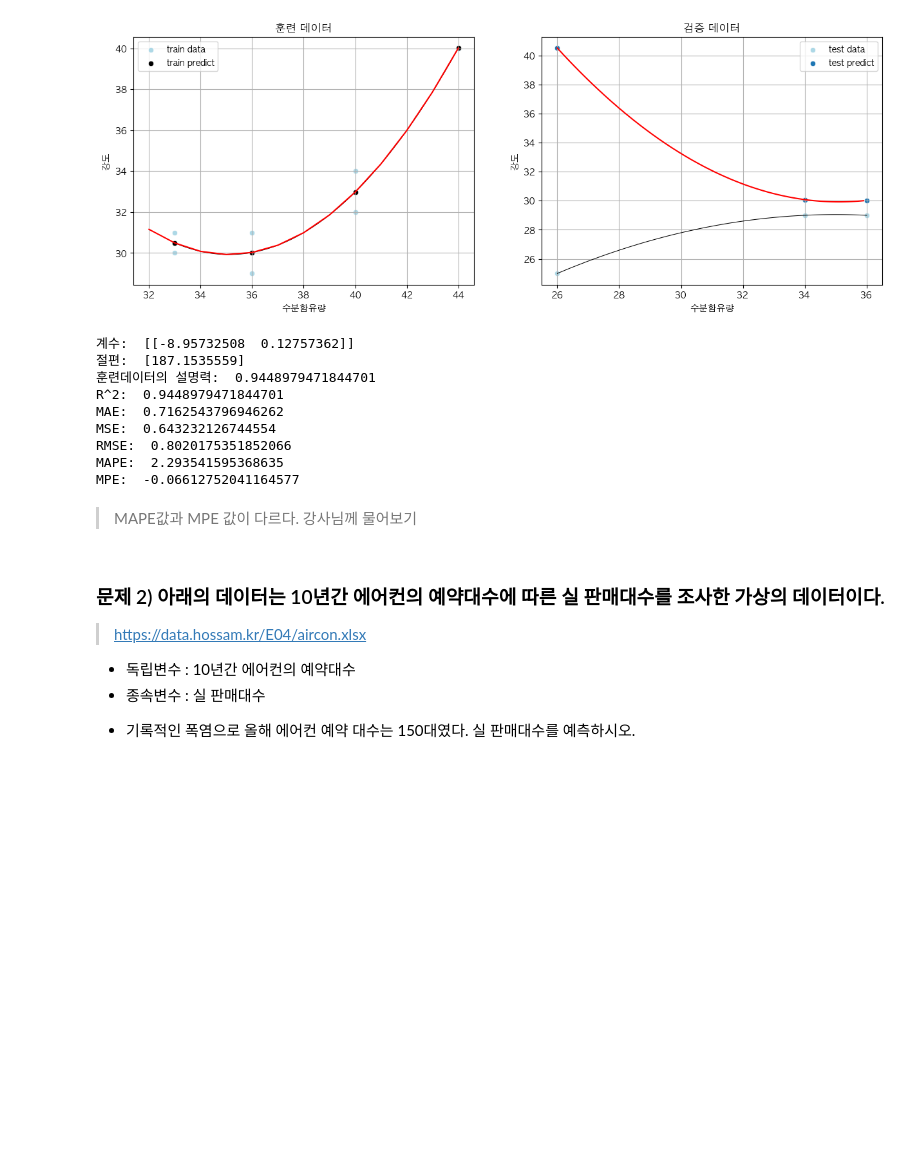
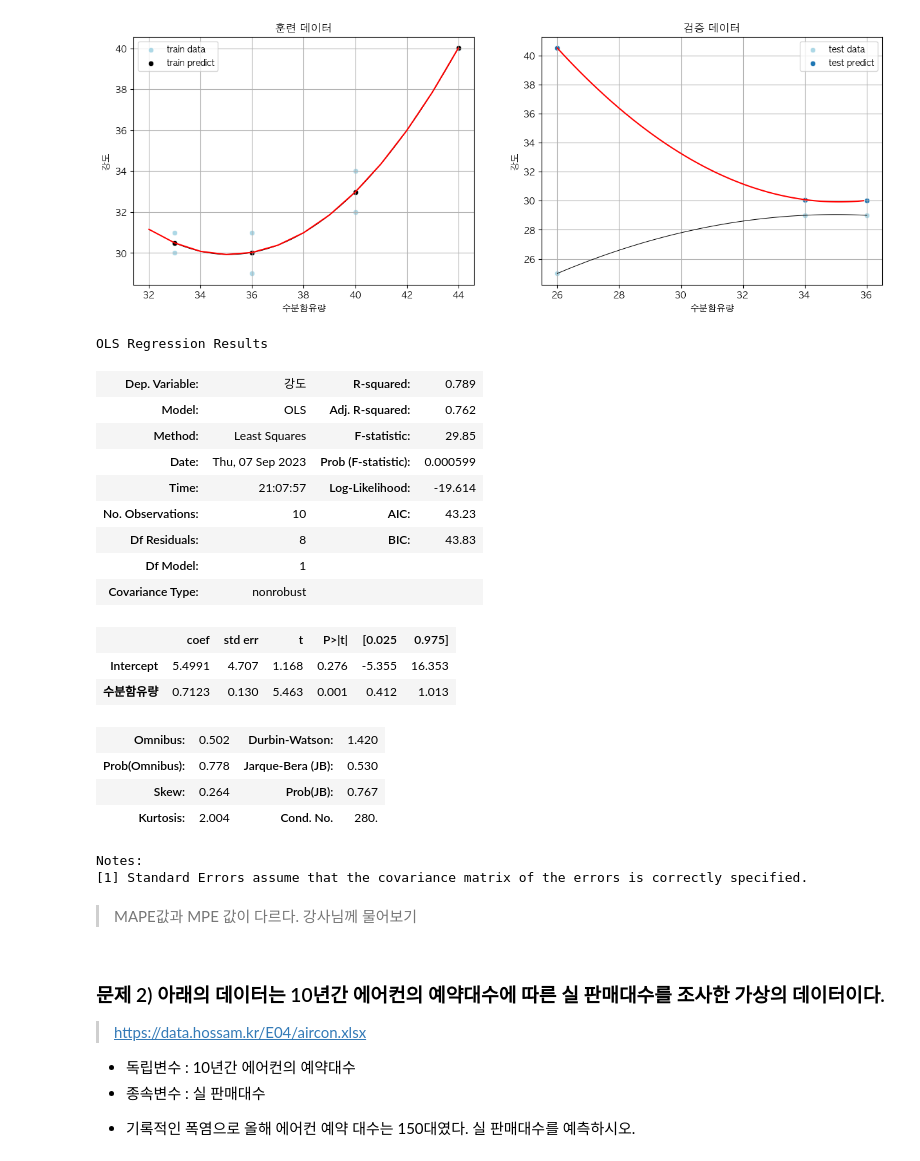
Before and after one commit to dahyoon/data_analysis, a Jupyter notebook: F_데이터마이닝/2_Sklearn/연습문제_다윤풀이.ipynb, the cells around one changed output. Cells and saved outputs as stored; diff of their text form; code cells hidden in the pictures; blank space fills up the shorter version.

```diff
--- a/F_데이터마이닝/2_Sklearn/연습문제_다윤풀이.ipynb
+++ b/F_데이터마이닝/2_Sklearn/연습문제_다윤풀이.ipynb
@@ -179,33 +180,39 @@ plt.close()
         훈련 데이터 MPE:  -0.9890505145329316
         검증 데이터 MPE:  -21.80860888834842
 [figure]
-# %%
-ols = helper.ml_ols(origin1, xnames="수분함유량", yname="강도", degree=2, test_size=0.3)
-
-print("계수: ", ols.coef)
-print("절편: ", ols.intercept)
-print("훈련데이터의 설명력: ", ols.trainRegMetric.r2)
-
-print("R^2: ", ols.trainRegMetric.r2)
-print("MAE: ", ols.trainRegMetric.mae)
-print("MSE: ", ols.trainRegMetric.mse)
-print("RMSE: ", ols.trainRegMetric.rmse)
-print("MAPE: ", ols.trainRegMetric.mape)
-print("MPE: ", ols.trainRegMetric.mpe)
-
-helper.prettyPrint(ols.table)
-# %% [output]
-계수:  [[-8.95732508  0.12757362]]
-절편:  [187.1535559]
-훈련데이터의 설명력:  0.9448979471844701
-R^2:  0.9448979471844701
-MAE:  0.7162543796946262
-MSE:  0.643232126744554
-RMSE:  0.8020175351852066
-MAPE:  2.293541595368635
-MPE:  -0.06612752041164577
+# %%
+# 분석 모델을 위한 학습모델 구성
+my_model = ols('강도 ~ 수분함유량', data = origin1)
+my_model
+# 분석 수행
+my_fit = my_model.fit()
+my_fit
+
+my_fit.summary()
+# %% [output]
+OLS Regression Results
+| Dep. Variable: | 강도 | R-squared: | 0.789 |
+| Model: | OLS | Adj. R-squared: | 0.762 |
+| Method: | Least Squares | F-statistic: | 29.85 |
+| Date: | Thu, 07 Sep 2023 | Prob (F-statistic): | 0.000599 |
+| Time: | 21:07:57 | Log-Likelihood: | -19.614 |
+| No. Observations: | 10 | AIC: | 43.23 |
+| Df Residuals: | 8 | BIC: | 43.83 |
+| Df Model: | 1 |  |  |
+| Covariance Type: | nonrobust |  |  |
+|  | coef | std err | t | P>|t| | [0.025 | 0.975] |
+| Intercept | 5.4991 | 4.707 | 1.168 | 0.276 | -5.355 | 16.353 |
+| 수분함유량 | 0.7123 | 0.130 | 5.463 | 0.001 | 0.412 | 1.013 |
+| Omnibus: | 0.502 | Durbin-Watson: | 1.420 |
+| Prob(Omnibus): | 0.778 | Jarque-Bera (JB): | 0.530 |
+| Skew: | 0.264 | Prob(JB): | 0.767 |
+| Kurtosis: | 2.004 | Cond. No. | 280. |
+Notes:
+[1] Standard Errors assume that the covariance matrix of the errors is correctly specified.
 # %% [markdown]
 > MAPE값과 MPE 값이 다르다. 강사님께 물어보기
+>
+>
 # %% [markdown]
 ### 문제 2) 아래의 데이터는 10년간 에어컨의 예약대수에 따른 실 판매대수를 조사한 가상의 데이터이다.
 > https://data.hossam.kr/E04/aircon.xlsx
```
Also changed, not shown: parts of 2 cells of this notebook, 4 other files.
